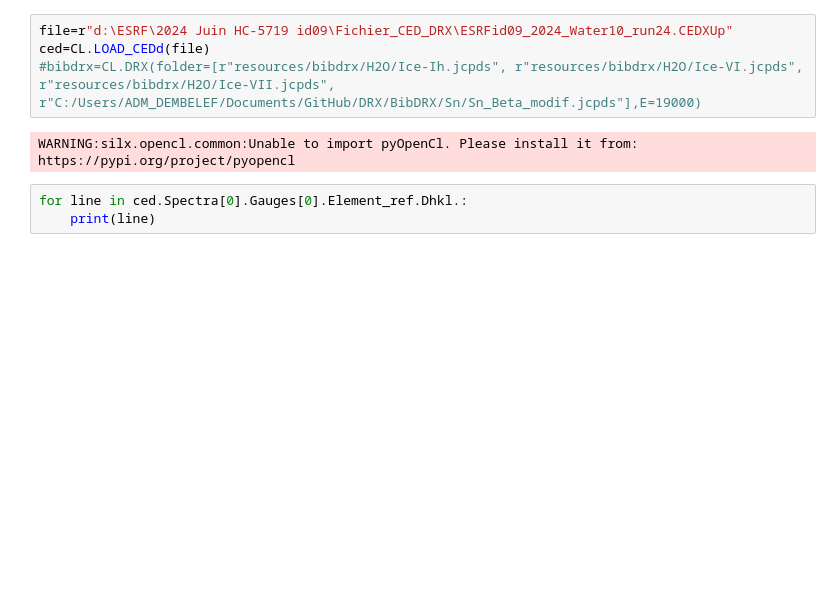
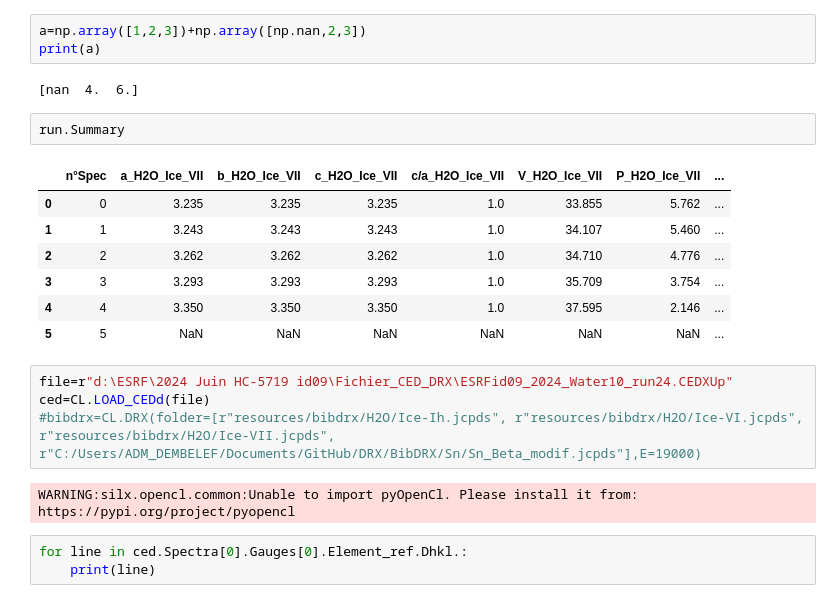
Before and after one commit to Flotatin/TR-XRD-ID09, a Jupyter notebook: Use_drx.ipynb, the cells around one changed output. Drawn from its saved outputs; the diff is of its cells as text; blank space fills up the shorter version.

```diff
--- a/Use_drx.ipynb
+++ b/Use_drx.ipynb
@@ -14,3 +450,18 @@ dict_keys(['H2O_Ice_Ih', 'H2O_Ice_VI', 'H2O_Ice_VII'])
+# %%
+a=np.array([1,2,3])+np.array([np.nan,2,3])
+print(a)
+# %% [output]
+[nan  4.  6.]
+# %%
+run.Summary
+# %% [output]
+|  | n°Spec | a_H2O_Ice_VII | b_H2O_Ice_VII | c_H2O_Ice_VII | c/a_H2O_Ice_VII | V_H2O_Ice_VII | P_H2O_Ice_VII | ... |
+| 0 | 0 | 3.235 | 3.235 | 3.235 | 1.0 | 33.855 | 5.762 | ... |
+| 1 | 1 | 3.243 | 3.243 | 3.243 | 1.0 | 34.107 | 5.460 | ... |
+| 2 | 2 | 3.262 | 3.262 | 3.262 | 1.0 | 34.710 | 4.776 | ... |
+| 3 | 3 | 3.293 | 3.293 | 3.293 | 1.0 | 35.709 | 3.754 | ... |
+| 4 | 4 | 3.350 | 3.350 | 3.350 | 1.0 | 37.595 | 2.146 | ... |
+| 5 | 5 | NaN | NaN | NaN | NaN | NaN | NaN | ... |
 # %%
 file=r"d:\ESRF\2024 Juin HC-5719 id09\Fichier_CED_DRX\ESRFid09_2024_Water10_run24.CEDXUp"
 ced=CL.LOAD_CEDd(file)
```
Also changed, not shown: parts of 9 cells of this notebook, 10 other files.
